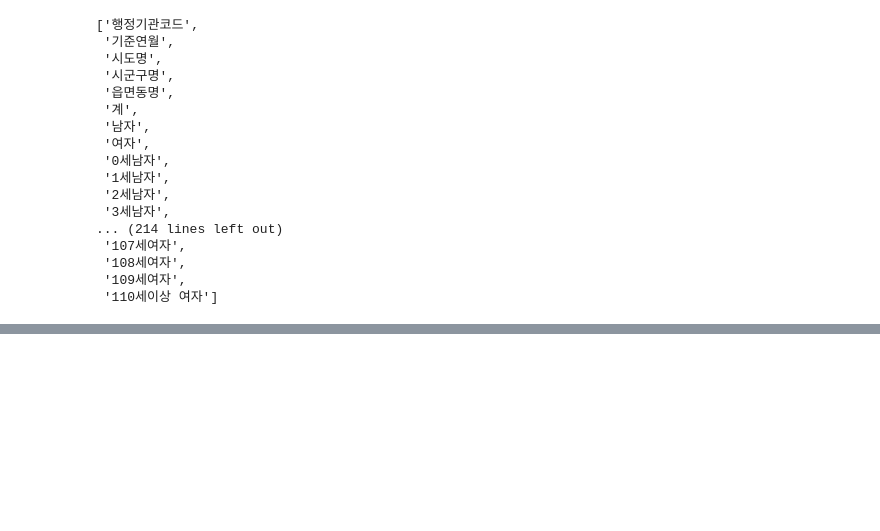
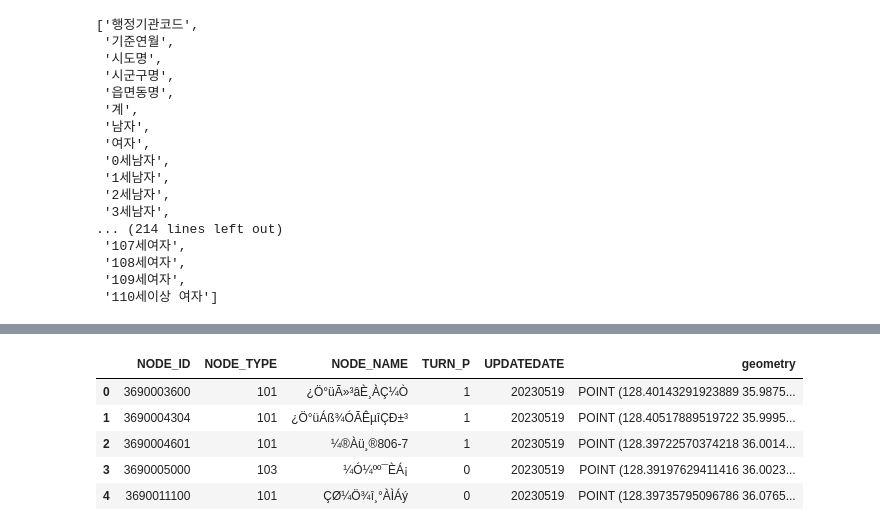
Before and after one commit to danawls/traffic_models, a Jupyter notebook: get_columns_to_program.ipynb, the cells around one changed output, grey strips where cells are left out. Saved outputs shown, nothing was run; the diff lists cells and outputs as text; code cells hidden in the pictures; blank space fills up the shorter version.

```diff
--- a/get_columns_to_program.ipynb
+++ b/get_columns_to_program.ipynb
@@ -117,0 +127,9 @@ list(men.columns)
+# %%
+node.head()
+# %% [output]
+|  | NODE_ID | NODE_TYPE | NODE_NAME | TURN_P | UPDATEDATE | geometry |
+| 0 | 3690003600 | 101 | ¿Ö°üÃ»³âÈ¸ÀÇ¼Ò | 1 | 20230519 | POINT (128.40143291923889 35.9875... |
+| 1 | 3690004304 | 101 | ¿Ö°üÁß¾ÓÃÊµîÇÐ±³ | 1 | 20230519 | POINT (128.40517889519722 35.9995... |
+| 2 | 3690004601 | 101 | ¼®Àü¸®806-7 | 1 | 20230519 | POINT (128.39722570374218 36.0014... |
+| 3 | 3690005000 | 103 | ¼Ó¼ºº¯È­Á¡ | 0 | 20230519 | POINT (128.39197629411416 36.0023... |
+| 4 | 3690011100 | 101 | ÇØ¼Ö¾î¸°ÀÌÁý | 0 | 20230519 | POINT (128.39735795096786 36.0765... |
```
Also changed, not shown: parts of 1 cell of this notebook, 3 other files.
